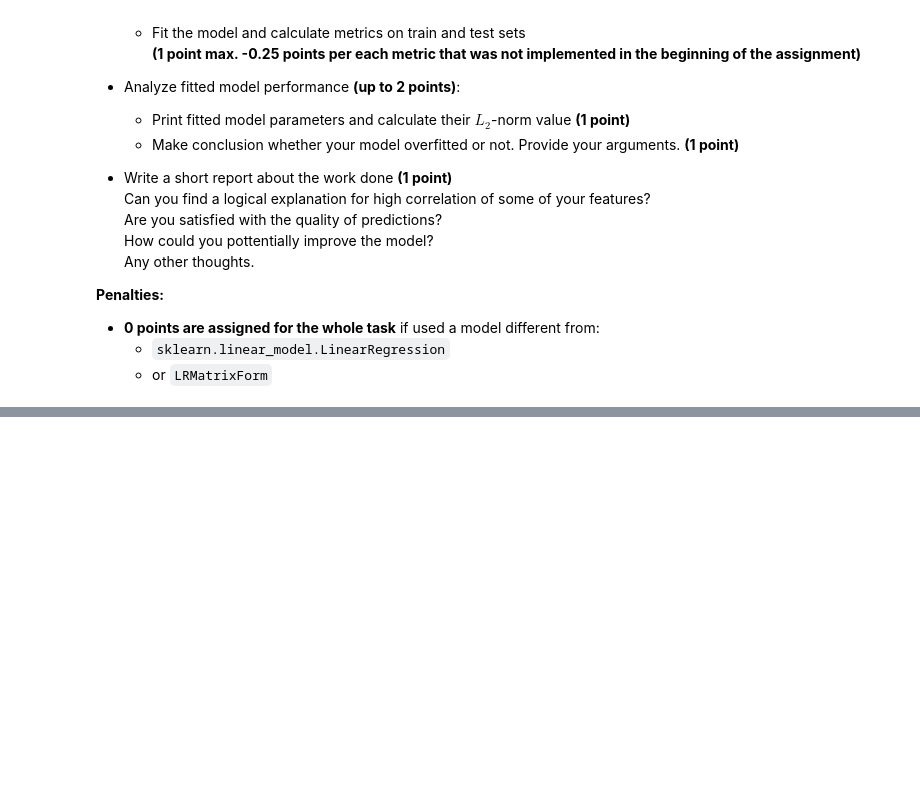
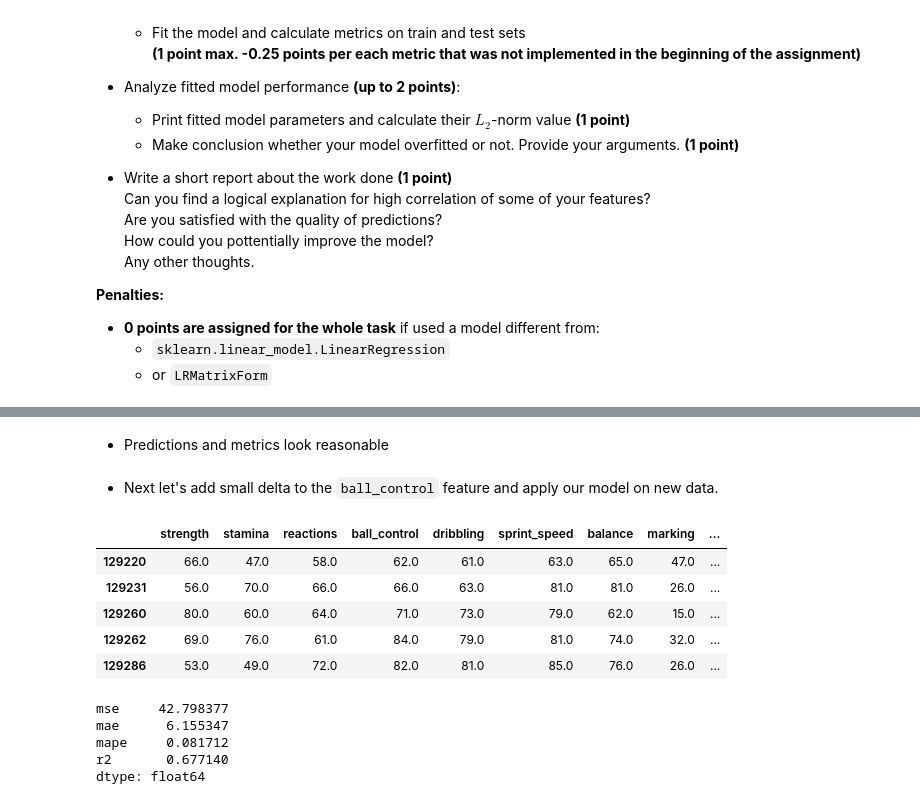
Before and after one commit to AlinaRskv/rs-school-ml-course-2, a Jupyter notebook: linear_regression.ipynb, the cells around one changed output, grey strips where cells are left out. Cells and saved outputs as stored; diff of their text form; code cells hidden in the pictures; blank space fills up the shorter version.

```diff
--- a/linear_regression.ipynb
+++ b/linear_regression.ipynb
@@ -1650,0 +1824,24 @@ Steps you need to follow:
+# %% [markdown]
+* Predictions and metrics look reasonable
+# %% [markdown]
+* Next let's add small delta to the `ball_control` feature and apply our model on new data.
+# %%
+delta = 1  # some small value
+check['ball_control'] += delta
+check['preds_2'] = model.predict(check[features])
+check
+# %% [output]
+|  | strength | stamina | reactions | ball_control | dribbling | sprint_speed | balance | marking | ... |
+| 129220 | 66.0 | 47.0 | 58.0 | 62.0 | 61.0 | 63.0 | 65.0 | 47.0 | ... |
+| 129231 | 56.0 | 70.0 | 66.0 | 66.0 | 63.0 | 81.0 | 81.0 | 26.0 | ... |
+| 129260 | 80.0 | 60.0 | 64.0 | 71.0 | 73.0 | 79.0 | 62.0 | 15.0 | ... |
+| 129262 | 69.0 | 76.0 | 61.0 | 84.0 | 79.0 | 81.0 | 74.0 | 32.0 | ... |
+| 129286 | 53.0 | 49.0 | 72.0 | 82.0 | 81.0 | 85.0 | 76.0 | 26.0 | ... |
+# %%
+get_metrics(y_true=check[target], y_pred=check['preds_2'])
+# %% [output]
+mse     42.798377
+mae      6.155347
+mape     0.081712
+r2       0.677140
+dtype: float64
```
Also changed, not shown: parts of 58 cells of this notebook.
